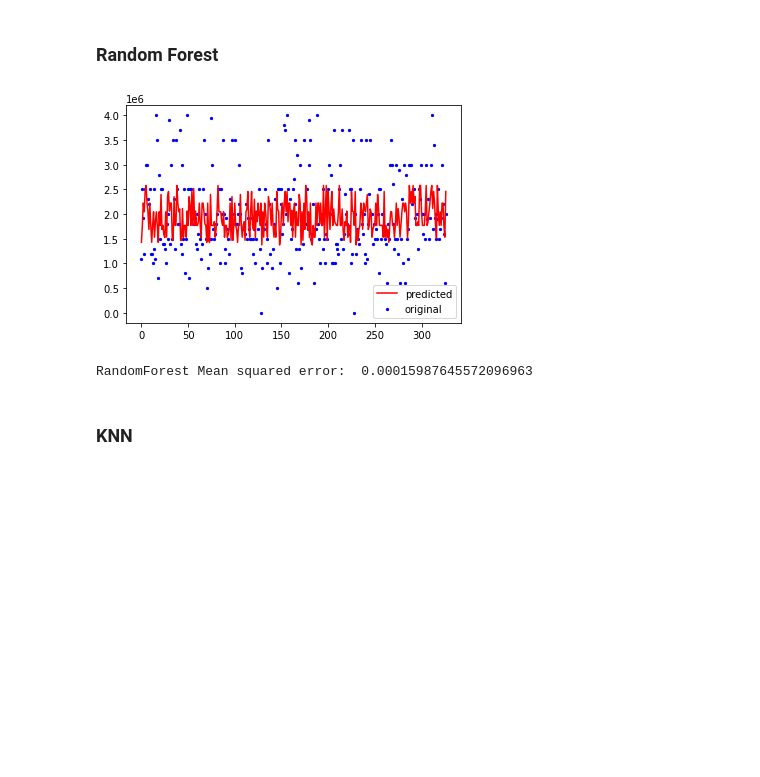
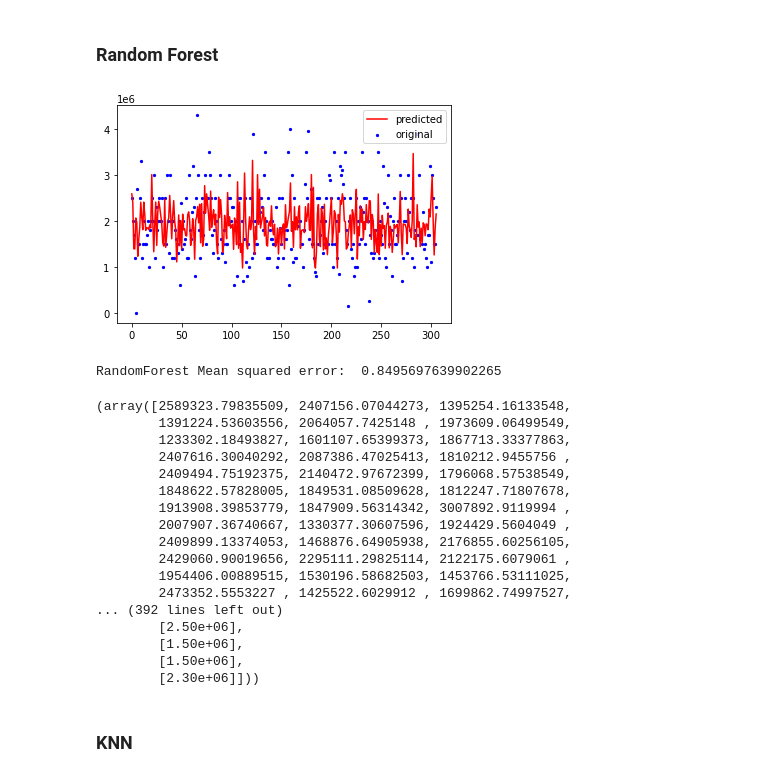
Before and after one commit to Boonichi/PredictMotelPriceinDN, a Jupyter notebook: main.ipynb, the cells around one changed output. Drawn from its saved outputs; the diff is of its cells as text; code cells hidden in the pictures; blank space fills up the shorter version.

```diff
--- a/main.ipynb
+++ b/main.ipynb
@@ -31,7 +30,7 @@ print(chotot_dataset.head())
 # %%
 #Preparing Dataset for Feature Engineering
 chotot_dataset = chotot_dataset.drop(columns=['Deposit Fee'])
-Dataset = pd.concat([chotot_dataset, phongtro123_dataset])
+Dataset = pd.concat([chotot_dataset, phongtro123_dataset],ignore_index=True)
 print(Dataset.shape)
 Dataset.head()
 # %% [output]
@@ -60,7 +59,8 @@ Continous_cols = ['Area']
 #Filling Nan values in these feature columns
 Dataset = Dataset[Dataset['Price'].notna()]
 Dataset.Furniture.fillna(value = "Nhà trống", inplace = True)
-Dataset.Ward.fillna(value = "Unknown W", inplace = True)
-Dataset.District.fillna(value = "Unknown D", inplace = True)
+Dataset.Ward.fillna(value = " Unknown W", inplace = True)
+Dataset.District.fillna(value = " Unknown D", inplace = True)
+Dataset.District[Dataset.District == ' Hoà Vang'] = ' Hòa Vang'
 Dataset.isna().sum()
 # %% [output]
@@ -72,0 +77,9 @@ dtype: int64
+# %%
+#Removing Outlier in Feature Area
+cols = ['Area','Price']
+
+Q1 = Dataset[cols].quantile(0.2)
+Q3 = Dataset[cols].quantile(0.8)
+IQR = Q3 - Q1
+
+Dataset = Dataset[~((Dataset[cols] < (Q1 - 1.5 * IQR)) |(Dataset[cols] > (Q3 + 1.5 * IQR))).any(axis=1)]
@@ -160,6 +179,6 @@ def Get_Score(algo, name):
     plt.plot(x_ax, predicted_set, color="red", label="predicted")
     plt.legend()
     plt.show()
-    score = mean_squared_error(y_test,y_pred)
+    score = mean_squared_error(y_test,y_pred,squared = False)
     print(name,'Mean squared error: ',score)
     return predicted_set, original_set
@@ -166,18 +213,35 @@ def Get_Score(algo, name):
 # %% [markdown]
 ### Random Forest
 # %%
-RF = RandomForestRegressor(n_estimators=1000,
+RF = RandomForestRegressor(n_estimators=500,
                             max_depth=7,
                             max_features='auto',
                             verbose=0,
                             random_state=30,
                             min_samples_leaf=6,
                             oob_score=True,
                             min_samples_split=4)
-predicted_set, original_set = Get_Score(RF, 'RandomForest')
+Get_Score(RF, 'RandomForest')
 # %% [output]
-[figure, old version]
+[figure, new version]
-RandomForest Mean squared error:  0.00015987645572096963
+RandomForest Mean squared error:  0.8495697639902265
+(array([2589323.79835509, 2407156.07044273, 1395254.16133548,
+        1391224.53603556, 2064057.7425148 , 1973609.06499549,
+        1233302.18493827, 1601107.65399373, 1867713.33377863,
+        2407616.30040292, 2087386.47025413, 1810212.9455756 ,
+        2409494.75192375, 2140472.97672399, 1796068.57538549,
+        1848622.57828005, 1849531.08509628, 1812247.71807678,
+        1913908.39853779, 1847909.56314342, 3007892.9119994 ,
+        2007907.36740667, 1330377.30607596, 1924429.5604049 ,
+        2409899.13374053, 1468876.64905938, 2176855.60256105,
+        2429060.90019656, 2295111.29825114, 2122175.6079061 ,
+        1954406.00889515, 1530196.58682503, 1453766.53111025,
+        2473352.5553227 , 1425522.6029912 , 1699862.74997527,
+... (392 lines left out)
+        [2.50e+06],
+        [1.50e+06],
+        [1.50e+06],
+        [2.30e+06]]))
 # %% [markdown]
 ### KNN
 # %%
```
Also changed, not shown: parts of 24 cells of this notebook, 5 other files.
